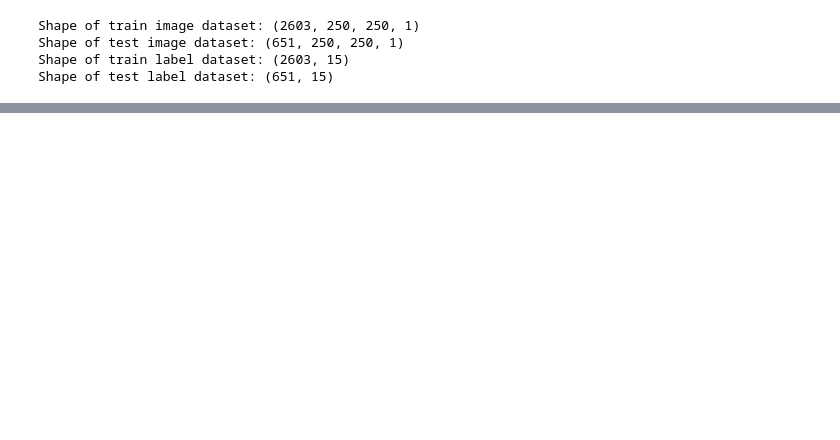
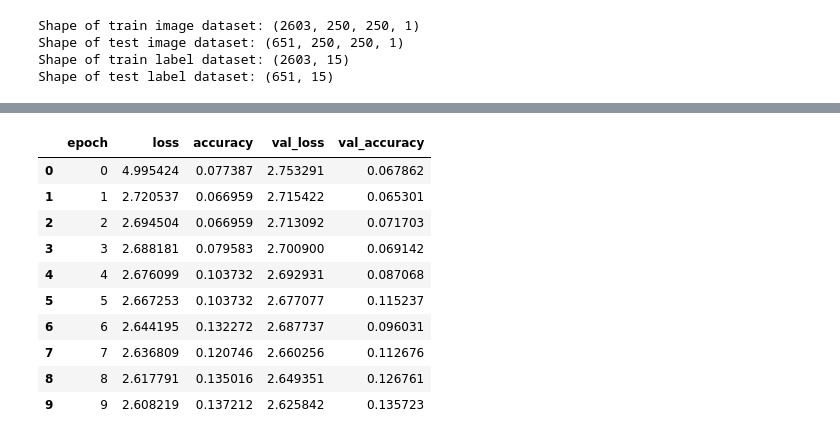
Before and after one commit to ipansh/dog-breed-classification, a Jupyter notebook: dog_breed_classification.ipynb, the cells around one changed output, grey strips where cells are left out. Cells and saved outputs as stored; diff of their text form; code cells hidden in the pictures; blank space fills up the shorter version.

```diff
--- a/dog_breed_classification.ipynb
+++ b/dog_breed_classification.ipynb
@@ -319 +343,17 @@ Epoch 3/3
 <tensorflow.python.keras.callbacks.History at 0x...>
+# %%
+training_history_df = pd.DataFrame(training.history)
+training_history_df = training_history_df.reset_index().rename(columns = {'index':'epoch'})
+training_history_df
+# %% [output]
+|  | epoch | loss | accuracy | val_loss | val_accuracy |
+| 0 | 0 | 4.995424 | 0.077387 | 2.753291 | 0.067862 |
+| 1 | 1 | 2.720537 | 0.066959 | 2.715422 | 0.065301 |
+| 2 | 2 | 2.694504 | 0.066959 | 2.713092 | 0.071703 |
+| 3 | 3 | 2.688181 | 0.079583 | 2.700900 | 0.069142 |
+| 4 | 4 | 2.676099 | 0.103732 | 2.692931 | 0.087068 |
+| 5 | 5 | 2.667253 | 0.103732 | 2.677077 | 0.115237 |
+| 6 | 6 | 2.644195 | 0.132272 | 2.687737 | 0.096031 |
+| 7 | 7 | 2.636809 | 0.120746 | 2.660256 | 0.112676 |
+| 8 | 8 | 2.617791 | 0.135016 | 2.649351 | 0.126761 |
+| 9 | 9 | 2.608219 | 0.137212 | 2.625842 | 0.135723 |
```
Also changed, not shown: parts of 16 cells of this notebook.
